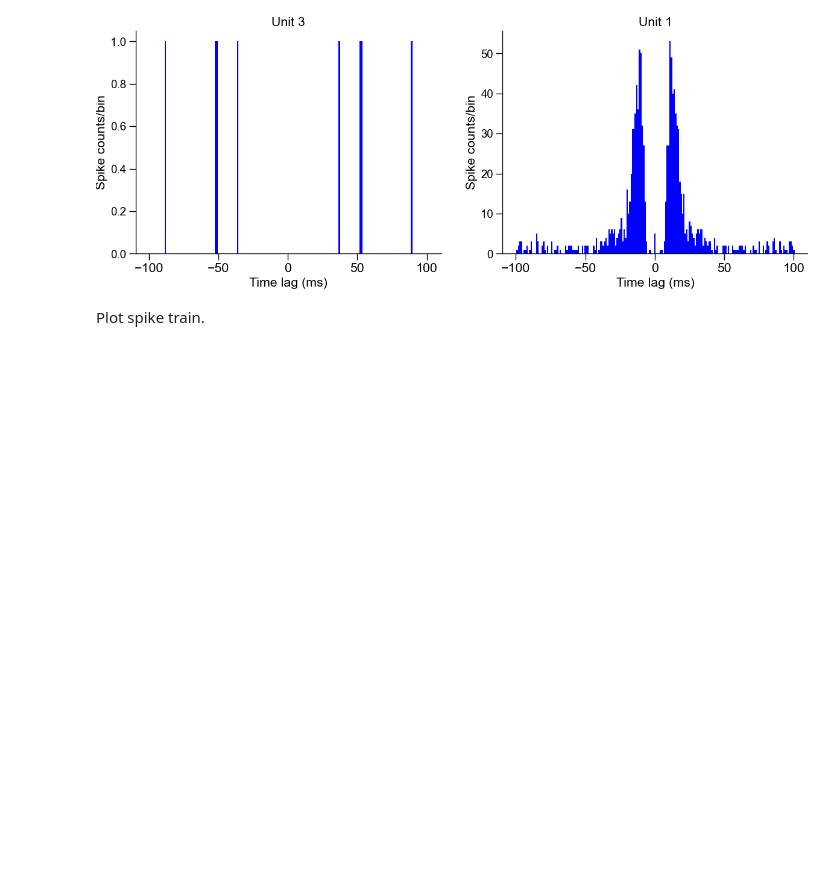
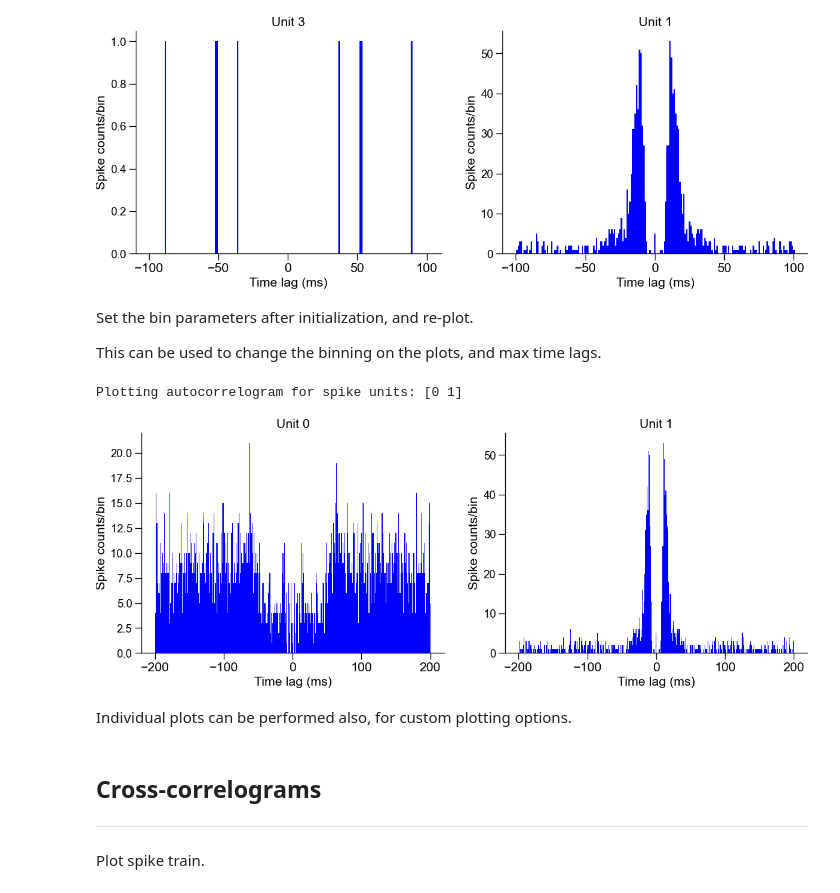
Before and after one commit to mzabolocki/SynaptiConn, a Jupyter notebook: examples/plots/plot_spiketrains_phy.ipynb, the cells around one changed output. Drawn from its saved outputs; the diff is of its cells as text; code cells hidden in the pictures; blank space fills up the shorter version.

```diff
--- a/examples/plots/plot_spiketrains_phy.ipynb
+++ b/examples/plots/plot_spiketrains_phy.ipynb
@@ -73,3 +76,15 @@ snc.plot_autocorrelogram(spike_units_to_plot=[3,1,100], color='blue')
 # %% [output]
 Plotting autocorrelogram for spike units: [3 1]
 [figure]
+# %% [markdown]
+Set the bin parameters after initialization, and re-plot.
+
+This can be used to change the binning on the plots, and max time lags.
+# %%
+snc.set_bin_settings(bin_size_ms=1, max_lag_ms=200)
+snc.plot_autocorrelogram(spike_units_to_plot=[0,1], color='blue')
+# %% [output]
+Plotting autocorrelogram for spike units: [0 1]
+[figure, added]
+# %% [markdown]
+Individual plots can be performed also, for custom plotting options.
@@ -76,3 +106,6 @@ Plotting autocorrelogram for spike units: [3 1]
+# %% [markdown]
+## Cross-correlograms
+----
 # %% [markdown]
 Plot spike train.
 # %%
```
Also changed, not shown: parts of 6 cells of this notebook, 2 other files.
